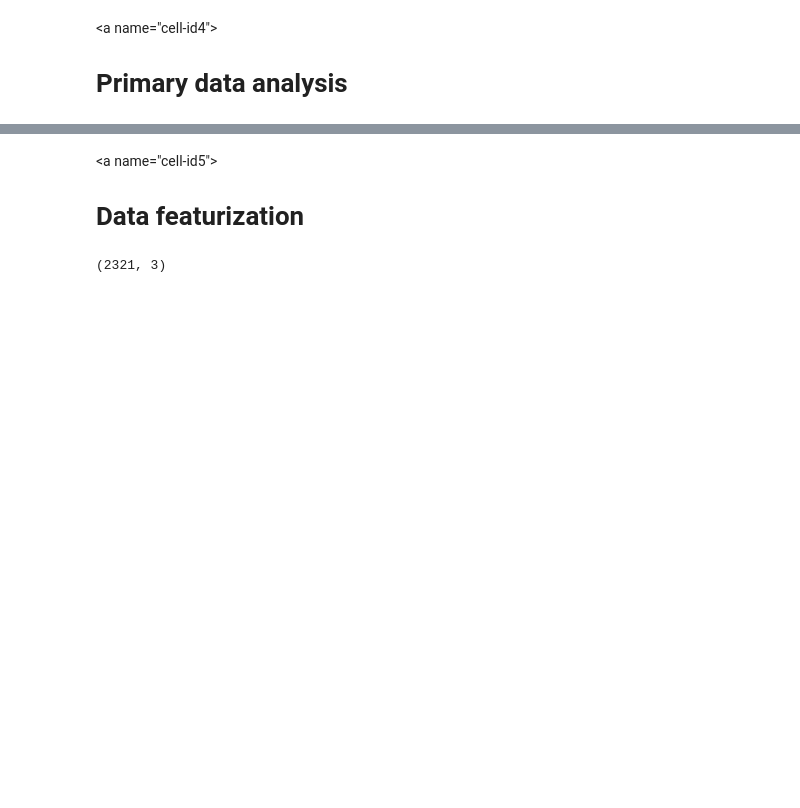
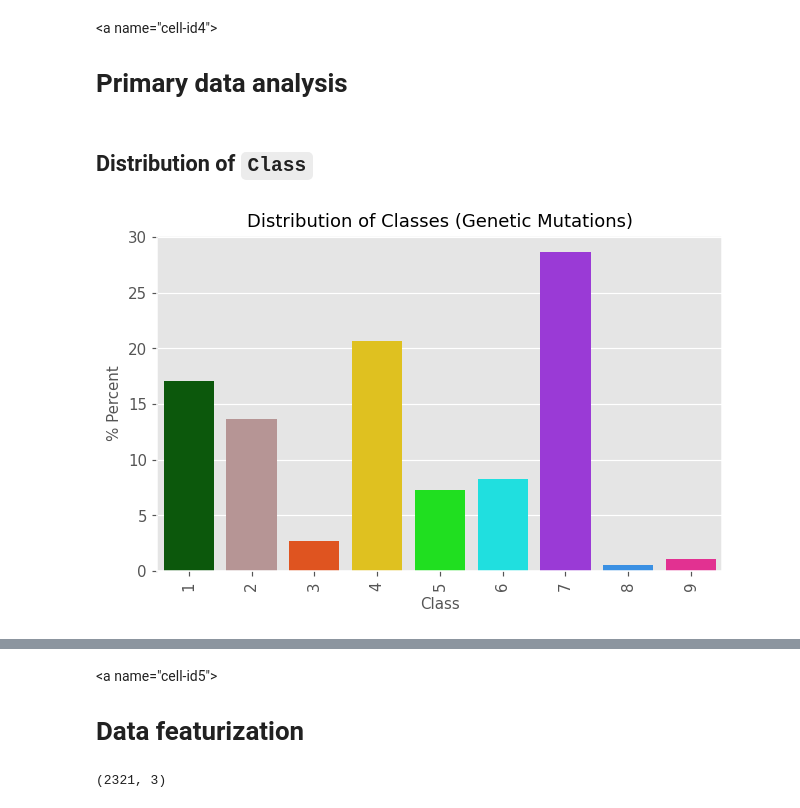
Before and after one commit to akshayonly/DL-Case-Study-Classifying-GM, a Jupyter notebook: Classifying_Genetic_Mutation_.ipynb, the cells around one changed output, grey strips where cells are left out. Cells and saved outputs as stored; diff of their text form; code cells hidden in the pictures; blank space fills up the shorter version.

```diff
--- a/Classifying_Genetic_Mutation_.ipynb
+++ b/Classifying_Genetic_Mutation_.ipynb
@@ -56,15 +60,16 @@ from nltk.corpus import stopwords
 from string import punctuation
 
 from sklearn.manifold import TSNE
-from sklearn.preprocessing import LabelEncoder
+from sklearn.decomposition import TruncatedSVD
 from sklearn.feature_extraction.text import TfidfVectorizer, CountVectorizer
-from sklearn.preprocessing import normalize, StandardScaler
+from sklearn.preprocessing import normalize, StandardScaler, LabelEncoder
 from sklearn.model_selection import GridSearchCV, train_test_split
-from sklearn.metrics import plot_confusion_matrix, classification_report
+from sklearn.metrics import confusion_matrix, classification_report, accuracy_score
 
 from sklearn.svm import SVC
 from sklearn.linear_model import SGDClassifier
 from sklearn.ensemble import RandomForestClassifier
+from sklearn.neighbors import KNeighborsClassifier
 
 import warnings
 warnings.filterwarnings("ignore")
@@ -72,7 +77,8 @@ warnings.filterwarnings("ignore")
 nltk.download('stopwords')
 nltk.download('punkt')
 
-palette = sns.color_palette("bright", 9)
-plt.style.use('bmh')
+palette = ['#006400', '#bc8f8f', '#ff4500', '#ffd700', '#00ff00',
+           '#00ffff', '#a020f0', '#1e90ff', '#ff1493']
+plt.style.use('ggplot')
 # %% [output]
 [nltk_data] Downloading package stopwords to /root/nltk_data...
@@ -249,0 +250,14 @@ len((data['TEXT'].max()).split(' '))
+# %% [markdown]
+## Distribution of ``Class``
+# %%
+plt.figure(figsize=(6,4), dpi=108)
+sns.barplot(x="Class", y="Class", data=data, palette=palette,
+            estimator=lambda x: len(x) / len(data) * 100)
+plt.ylabel('% Percent', fontsize=10)
+plt.xlabel('Class', fontsize=10)
+plt.xticks(rotation='vertical')
+plt.title("Distribution of Classes (Genetic Mutations)", fontsize=12)
+plt.tight_layout()
+plt.show()
+# %% [output]
+[figure, added]
```
Also changed, not shown: parts of 39 cells of this notebook.
